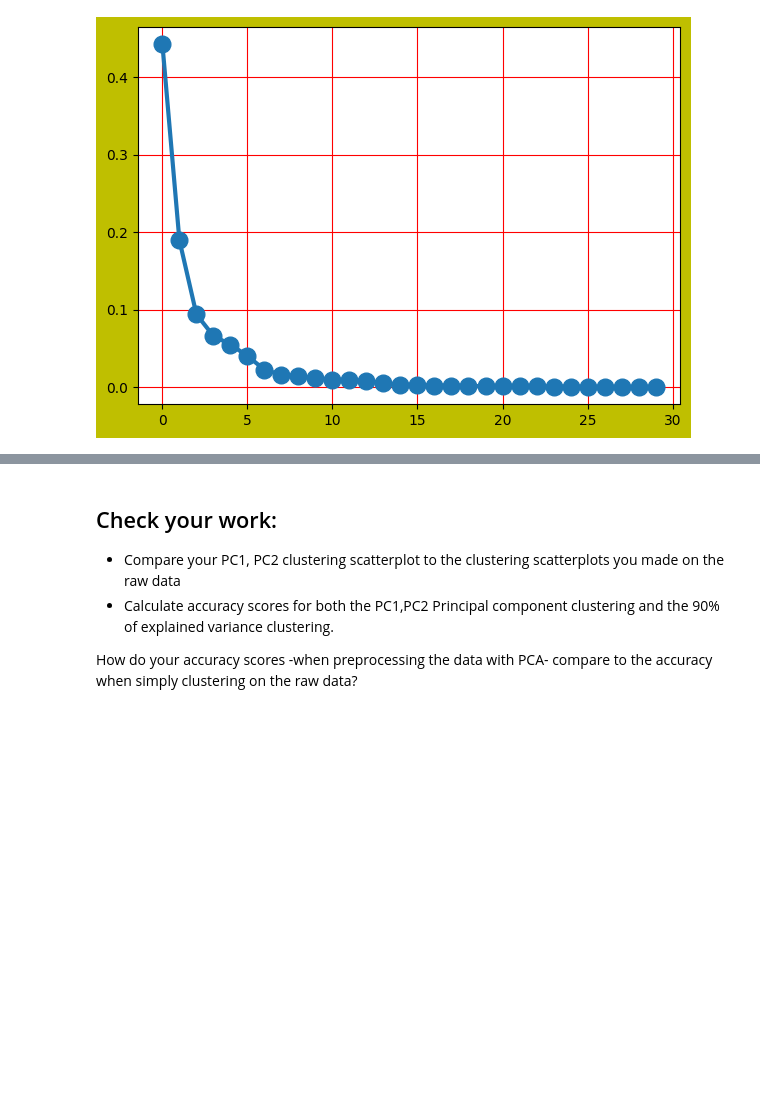
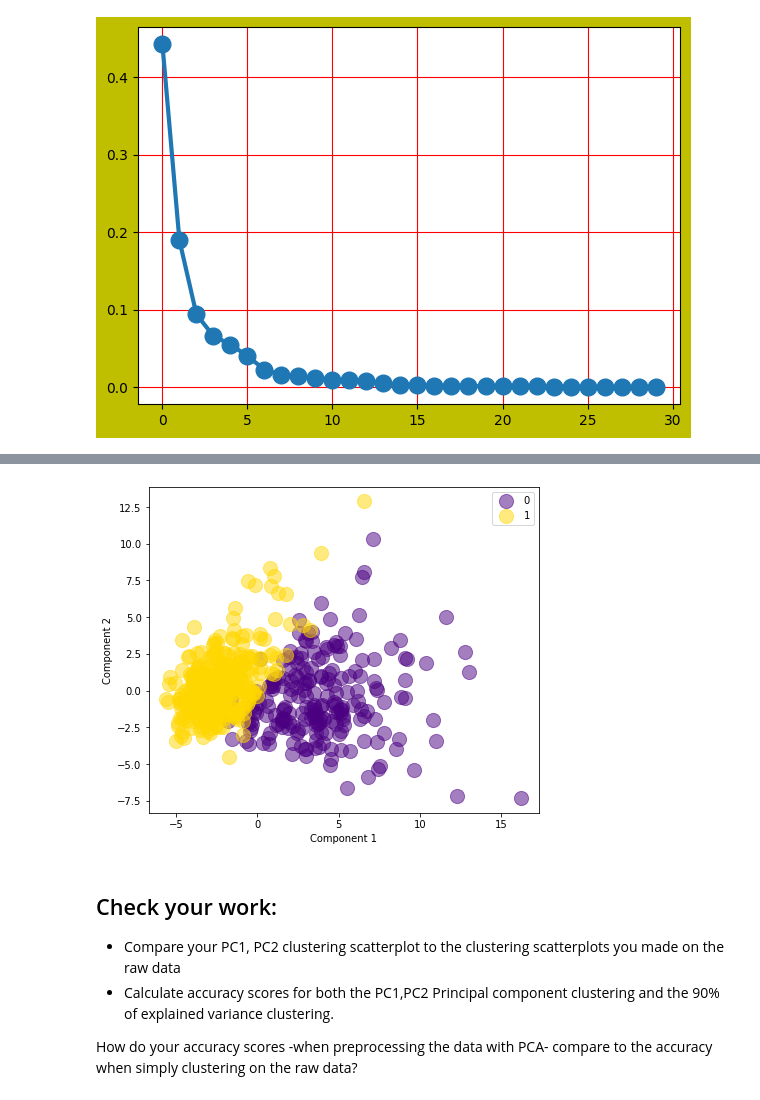
Before and after one commit to urenajose/DS-Unit-1-Sprint-3-Linear-Algebra, a Jupyter notebook: Jose_urena__LS_DS_134_Clustering_Assignment.ipynb, the cells around one changed output, grey strips where cells are left out. Cells and saved outputs as stored; diff of their text form; code cells hidden in the pictures; blank space fills up the shorter version.

```diff
--- a/Jose_urena__LS_DS_134_Clustering_Assignment.ipynb
+++ b/Jose_urena__LS_DS_134_Clustering_Assignment.ipynb
@@ -219,0 +271,3 @@ Did df exploration in part 1) of assigment
+# %%
+kmeans_only_labels = kmeans_only.labels_
+print(kmeans_only_labels)
@@ -228,0 +362,3 @@ This is something that in a truly unsupervised learning situation **WOULD NOT BE
+# %%
+df_final["kmeans"] = kmeans_only_labels
+df_final
@@ -344,0 +530,3 @@ plt.plot(ind, vals, linewidth=3, marker="o", markersize=12, );
+# %%
+k = 3
+model = KMeans(n_clusters=k, max_iter=1)
@@ -345,3 +578,18 @@ plt.plot(ind, vals, linewidth=3, marker="o", markersize=12, );
+# %%
+plt.figure(figsize=(7,6))
+plt.xlabel('Component 1')
+plt.ylabel('Component 2')
+for k, c in [(0, 'indigo'), (1, 'gold')]:
+    subset=df_final[df_final['diagnosis']==k]
+    plt.scatter(x=subset['comp_1'],
+                y=subset['comp_2'],
+                s=200,
+                alpha=.5,
+                color=c,
+                label=k);
+plt.legend();
+# %% [output]
+[figure, added]
 # %% [markdown]
 ## Check your work:
 
```
Also changed, not shown: parts of 43 cells of this notebook.
